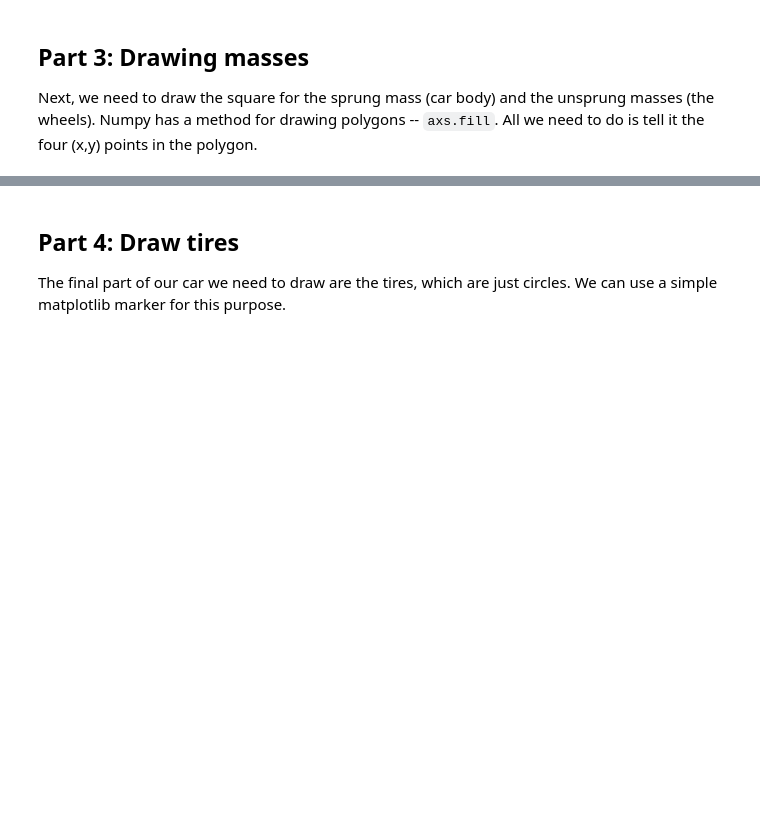
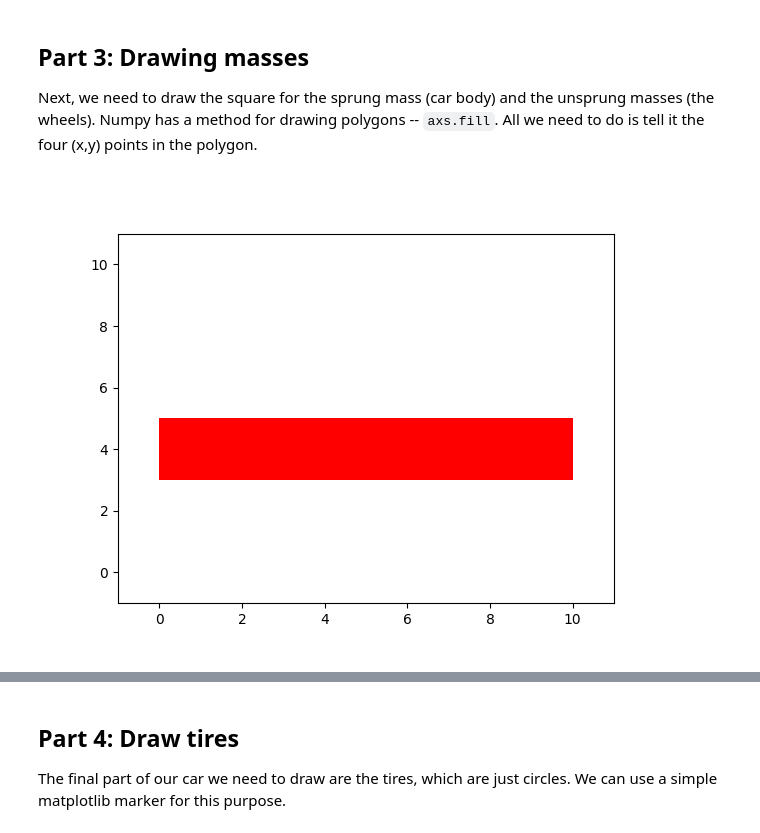
Before and after one commit to AndParker1/IntroPythonProgramming, a Jupyter notebook: Week_6_classes/Lab_6_classes_and_drawing.ipynb, the cells around one changed output, grey strips where cells are left out. Saved outputs shown, nothing was run; the diff lists cells and outputs as text; code cells hidden in the pictures; blank space fills up the shorter version.

```diff
--- a/Week_6_classes/Lab_6_classes_and_drawing.ipynb
+++ b/Week_6_classes/Lab_6_classes_and_drawing.ipynb
@@ -116,11 +169,13 @@ grader.check("draw_damper")
 Next, we need to draw the square for the sprung mass (car body) and the unsprung masses (the wheels). Numpy has a method for drawing polygons -- `axs.fill`. All we need to do is tell it the four (x,y) points in the polygon.
 # %%
 fig_polygon, axs_polygon = plt.subplots()
-axs_polygon.set_ylim(0, 10)
-axs_polygon.set_xlim(0, 10)
+axs_polygon.set_ylim(-1, 11)
+axs_polygon.set_xlim(-1, 11)
 # Draws a red polygon of width 10 and height 2 centered around x=5 and starting at y=3
 axs_polygon.fill([0, 10, 10, 0], [3, 3, 5, 5], 'r')
 plt.show()
+# %% [output]
+[figure, added]
 # %%
 def draw_rectangle(axs, width, height, x, y, color):
     """
```
Also changed, not shown: parts of 20 cells of this notebook, 2 other files.
